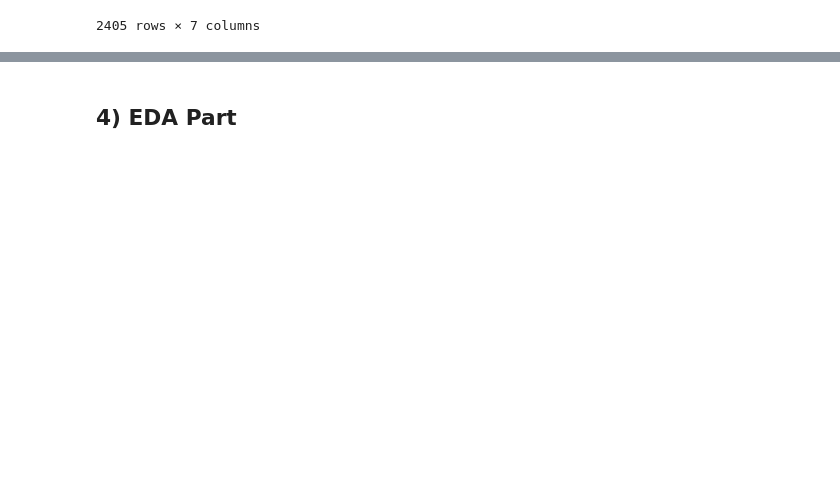
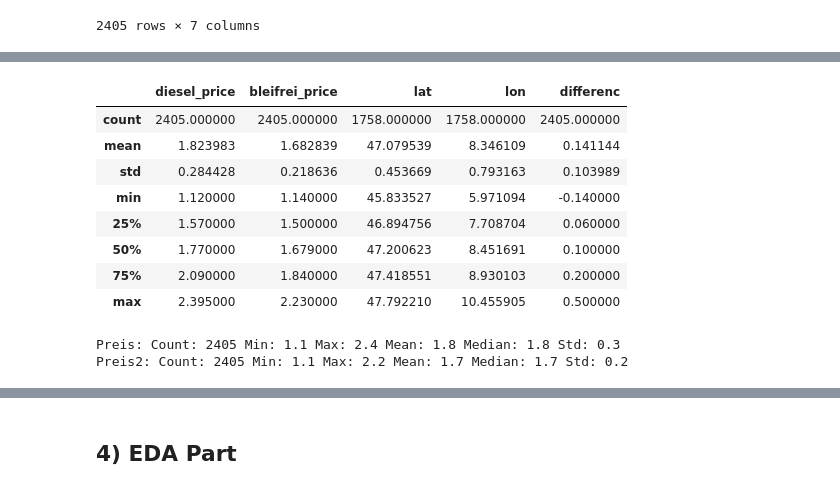
Before and after one commit to m011018/TS, a Jupyter notebook: Master/master_doc.ipynb, the cells around one changed output, grey strips where cells are left out. Cells and saved outputs as stored; diff of their text form; code cells hidden in the pictures; blank space fills up the shorter version.

```diff
--- a/Master/master_doc.ipynb
+++ b/Master/master_doc.ipynb
@@ -52,0 +77,33 @@ df
+# %%
+df.describe()
+# %% [output]
+|  | diesel_price | bleifrei_price | lat | lon | differenc |
+| count | 2405.000000 | 2405.000000 | 1758.000000 | 1758.000000 | 2405.000000 |
+| mean | 1.823983 | 1.682839 | 47.079539 | 8.346109 | 0.141144 |
+| std | 0.284428 | 0.218636 | 0.453669 | 0.793163 | 0.103989 |
+| min | 1.120000 | 1.140000 | 45.833527 | 5.971094 | -0.140000 |
+| 25% | 1.570000 | 1.500000 | 46.894756 | 7.708704 | 0.060000 |
+| 50% | 1.770000 | 1.679000 | 47.200623 | 8.451691 | 0.100000 |
+| 75% | 2.090000 | 1.840000 | 47.418551 | 8.930103 | 0.200000 |
+| max | 2.395000 | 2.230000 | 47.792210 | 10.455905 | 0.500000 |
+# %%
+# Preis Diesel
+print('Preis:',
+      'Count:', round(df.diesel_price.count(), 1),
+      'Min:', round(df.diesel_price.min(), 1),
+      'Max:', round(df.diesel_price.max(), 1),
+      'Mean:', round(df.diesel_price.mean(), 1),
+      'Median:', round(df.diesel_price.median(), 1),
+      'Std:', round(df.diesel_price.std(), 1))
+
+# Preis Bleifrei
+print('Preis2:',
+      'Count:', round(df.bleifrei_price.count(), 1),
+      'Min:', round(df.bleifrei_price.min(), 1),
+      'Max:', round(df.bleifrei_price.max(), 1),
+      'Mean:', round(df.bleifrei_price.mean(), 1),
+      'Median:', round(df.bleifrei_price.median(), 1),
+      'Std:', round(df.bleifrei_price.std(), 1))
+# %% [output]
+Preis: Count: 2405 Min: 1.1 Max: 2.4 Mean: 1.8 Median: 1.8 Std: 0.3
+Preis2: Count: 2405 Min: 1.1 Max: 2.2 Mean: 1.7 Median: 1.7 Std: 0.2
```
Also changed, not shown: parts of 9 cells of this notebook.
